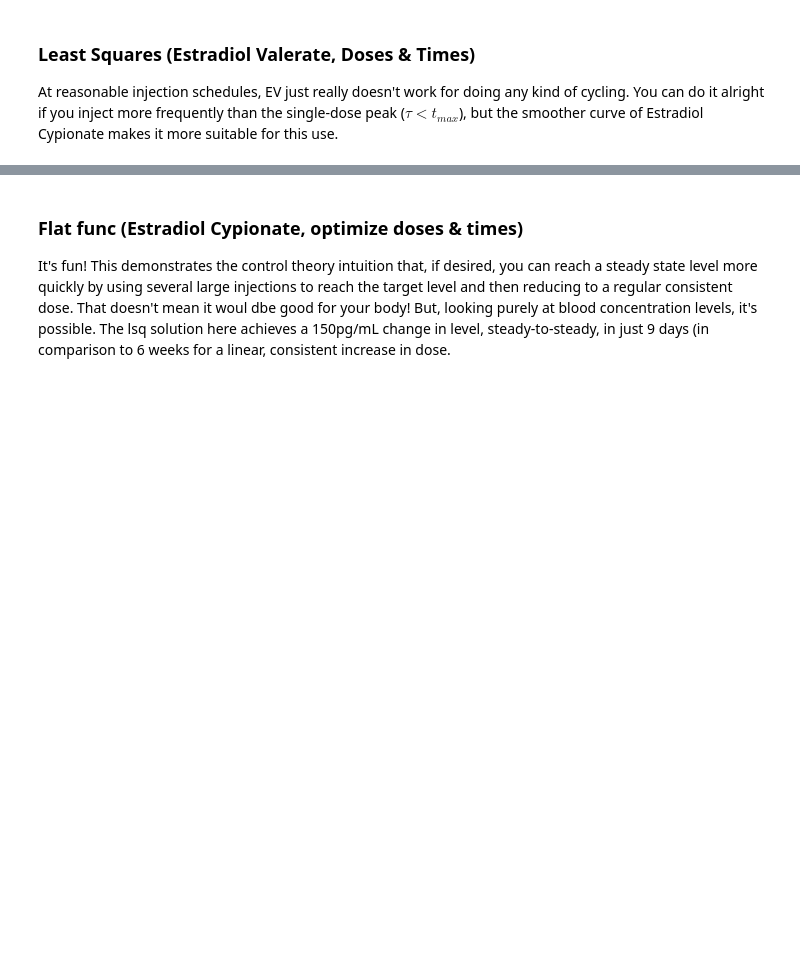
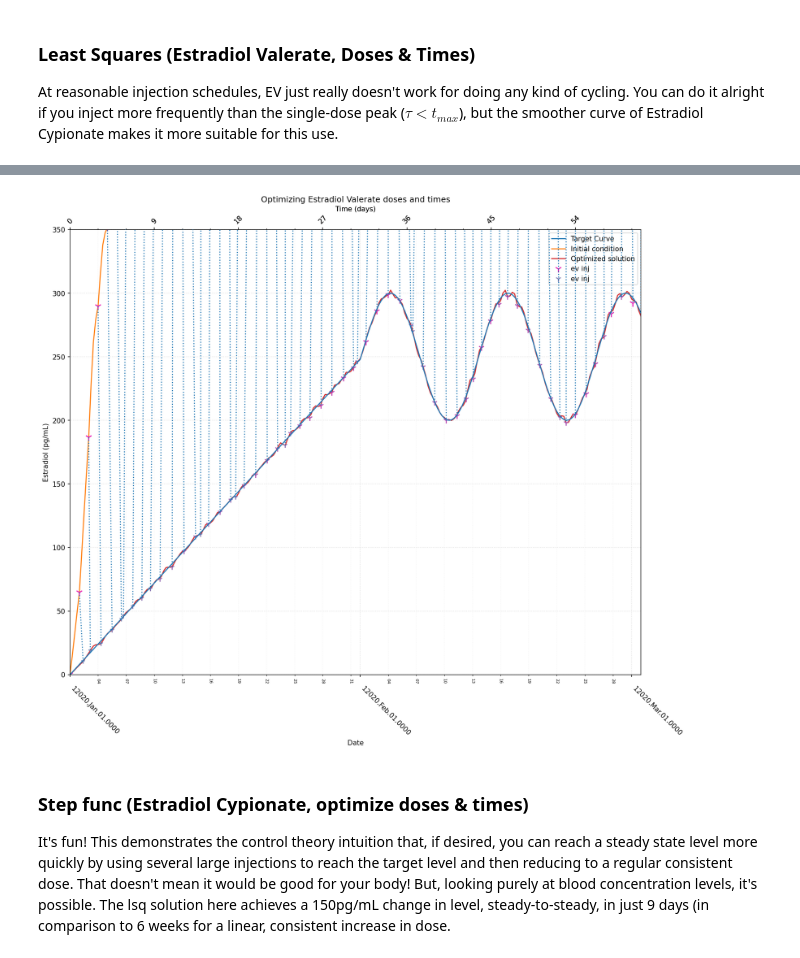
Before and after one commit to tiliaqt/transkit, a Jupyter notebook: Cycles.ipynb, the cells around one changed output, grey strips where cells are left out. Saved outputs shown, nothing was run; the diff lists cells and outputs as text; code cells hidden in the pictures; blank space fills up the shorter version.

```diff
--- a/Cycles.ipynb
+++ b/Cycles.ipynb
@@ -483,0 +344,11 @@ X0 = [inj[0] for inj_date,inj in injections.items()][:-1]
+# %%
+injectio.startPlot()
+plt.title('Optimizing Estradiol Valerate doses and times')
+plt.ylim(bottom=0, top=350)
+plt.yticks(range(0, 351, 50))
+plotOptimizationRun(sine_results["ev_doses_and_times"])
+
+with pd.option_context("display.float_format", "{:10,.3f}".format,
+                       "display.max_rows", sys.maxsize):
+    print("Optimized Injections:\n", sine_results["ev_doses_and_times"]["injections_optim"])
+# %% [output]
@@ -484,5 +372,6 @@ X0 = [inj[0] for inj_date,inj in injections.items()][:-1]
+[figure, added]
 # %% [markdown]
-### Flat func (Estradiol Cypionate, optimize doses & times)
+### Step func (Estradiol Cypionate, optimize doses & times)
 
-It's fun! This demonstrates the control theory intuition that, if desired, you can reach a steady state level more quickly by using several large injections to reach the target level and then reducing to a regular consistent dose. That doesn't mean it woul dbe good for your body! But, looking purely at blood concentration levels, it's possible. The lsq solution here achieves a 150pg/mL change in level, steady-to-steady, in just 9 days (in comparison to 6 weeks for a linear, consistent increase in dose.
+It's fun! This demonstrates the control theory intuition that, if desired, you can reach a steady state level more quickly by using several large injections to reach the target level and then reducing to a regular consistent dose. That doesn't mean it would be good for your body! But, looking purely at blood concentration levels, it's possible. The lsq solution here achieves a 150pg/mL change in level, steady-to-steady, in just 9 days (in comparison to 6 weeks for a linear, consistent increase in dose.
 # %%
```
Also changed, not shown: parts of 25 cells of this notebook, 1 other file.
